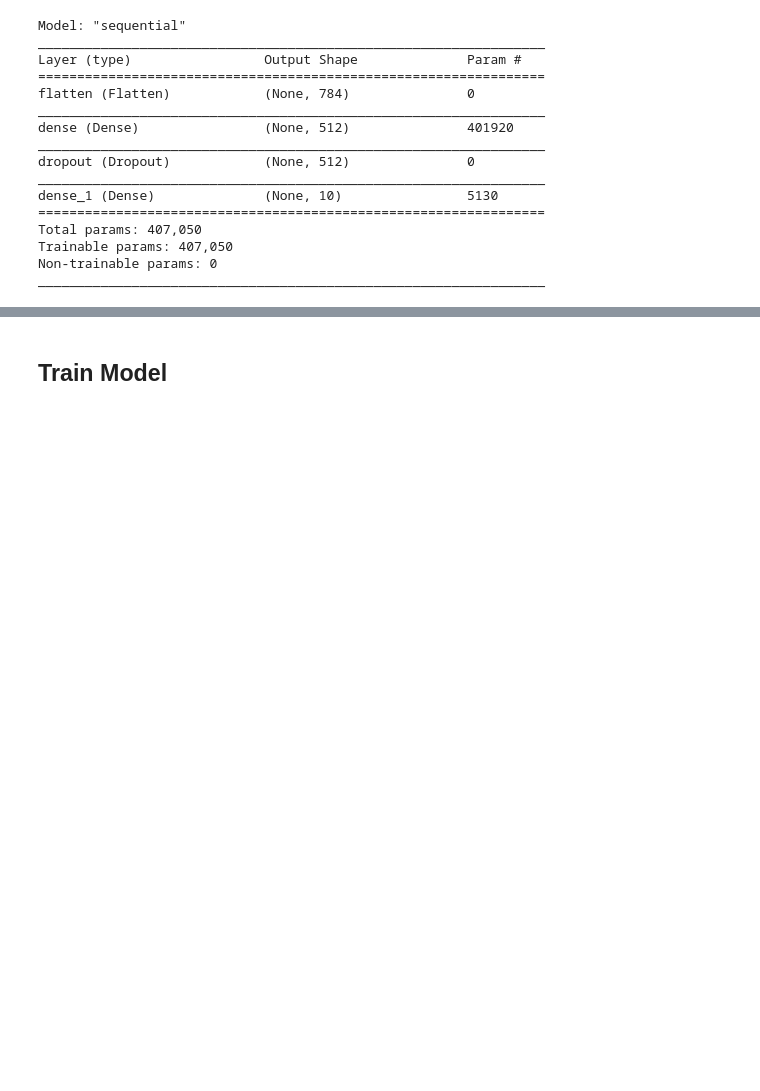
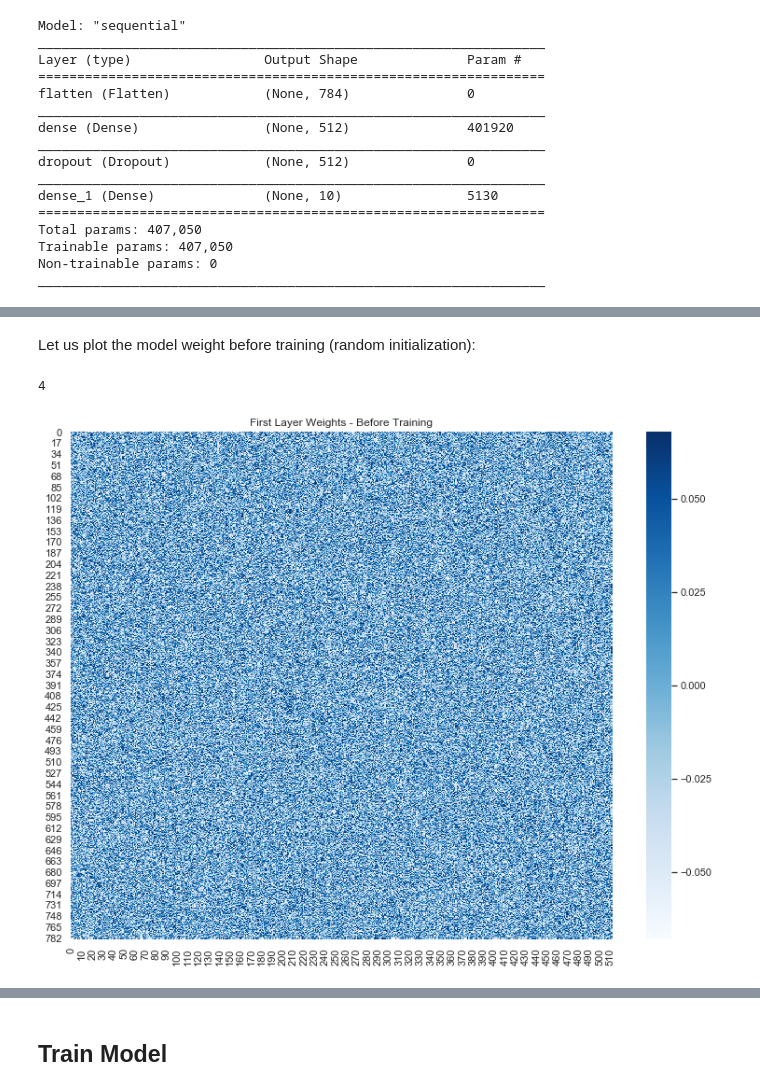
Before and after one commit to juanitorduz/math_deep_learning_summer_school19, a Jupyter notebook: keras/mnist_sequential.ipynb, the cells around one changed output, grey strips where cells are left out. Drawn from its saved outputs; the diff is of its cells as text; code cells hidden in the pictures; blank space fills up the shorter version.

Commit message:
add weight plots

```diff
--- a/keras/mnist_sequential.ipynb
+++ b/keras/mnist_sequential.ipynb
@@ -118,0 +119,12 @@ ax.set(title='Prediction with Random Initialization');
+# %% [markdown]
+Let us plot the model weight before training (random initialization):
+# %%
+len(model.weights)
+# %% [output]
+4
+# %%
+fig, ax = plt.subplots(figsize=(13, 10))
+sns.heatmap(model.weights[0].numpy(), ax=ax, cmap="Blues")
+ax.set(title='First Layer Weights - Before Training');
+# %% [output]
+[figure, added]
```
Also changed, not shown: parts of 15 cells of this notebook.
